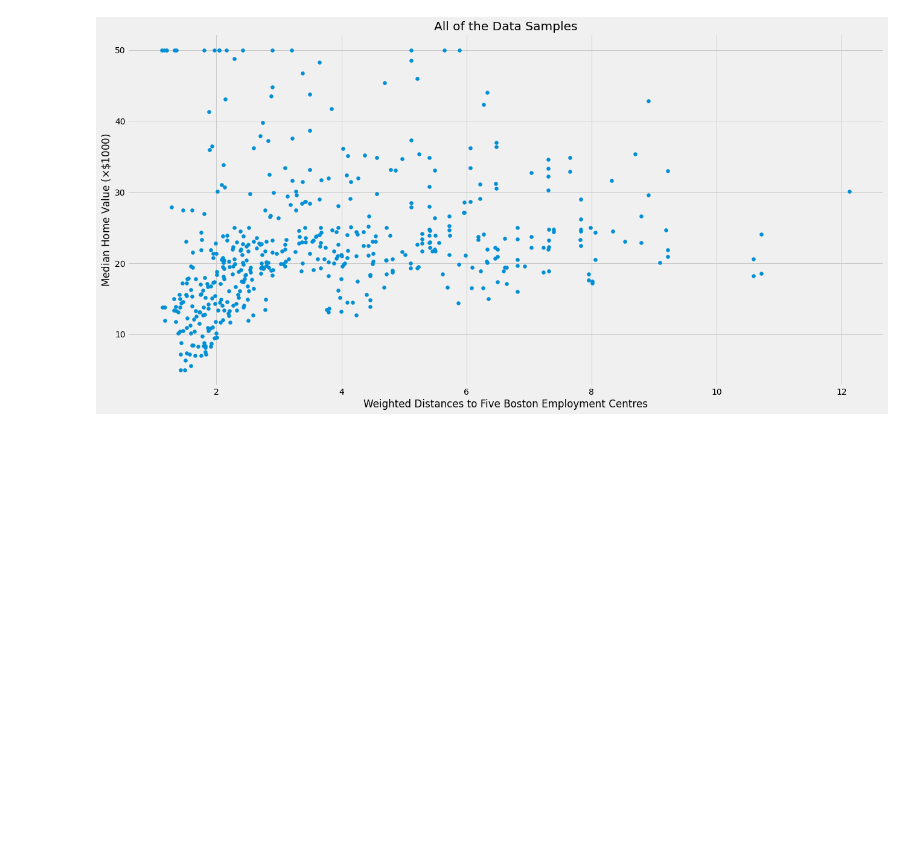
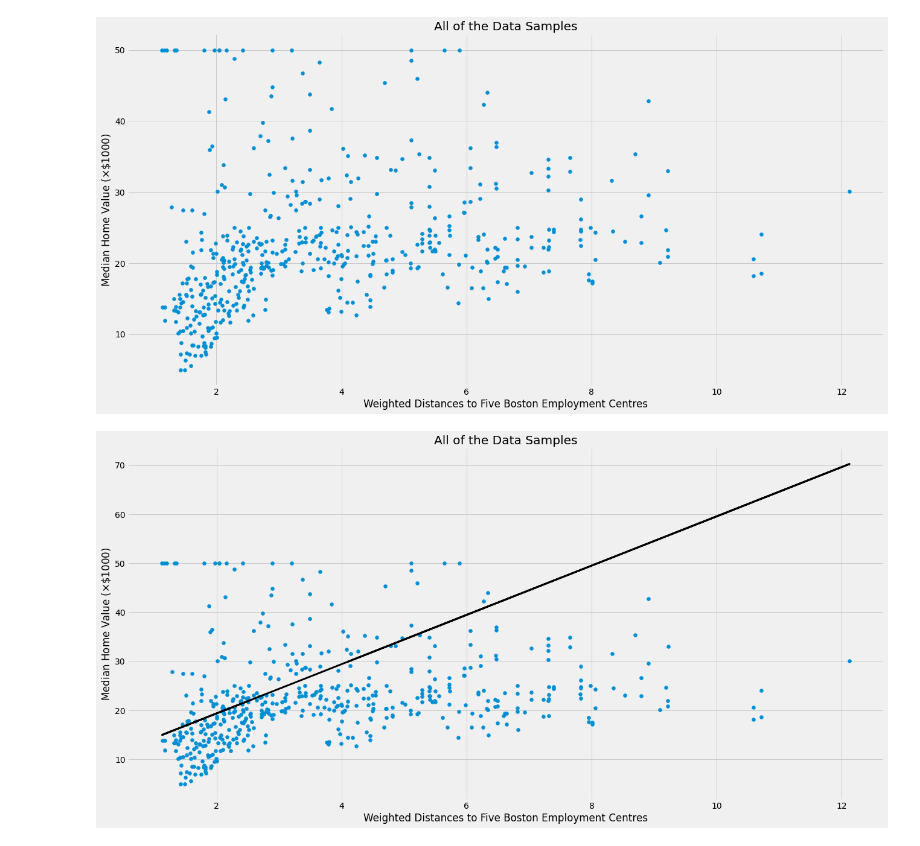
Before and after one commit to yngtodd/eleven, a Jupyter notebook: examples/notebooks/module_05_00_regresion.ipynb, the cells around one changed output. Cells and saved outputs as stored; diff of their text form; code cells hidden in the pictures; blank space fills up the shorter version.

Commit message:
Add figure
Show the predictions on all of the data points

```diff
--- a/examples/notebooks/module_05_00_regresion.ipynb
+++ b/examples/notebooks/module_05_00_regresion.ipynb
@@ -172,3 +172,19 @@ plt.title("All of the Data Samples")
 plt.show()
 # %% [output]
 [figure]
+# %%
+preds_all = model.predict(
+    add_axis(distance_to_employment)
+)
+# %%
+plt.figure(figsize=(20, 10))
+plt.scatter(distance_to_employment, y)
+plt.plot(distance_to_employment, preds_all, color='black', linewidth=3)
+
+
+plt.xlabel("Weighted Distances to Five Boston Employment Centres")
+plt.ylabel(r"Median Home Value ($\times \$1000$)")
+plt.title("All of the Data Samples")
+plt.show()
+# %% [output]
+[figure, added]
```
